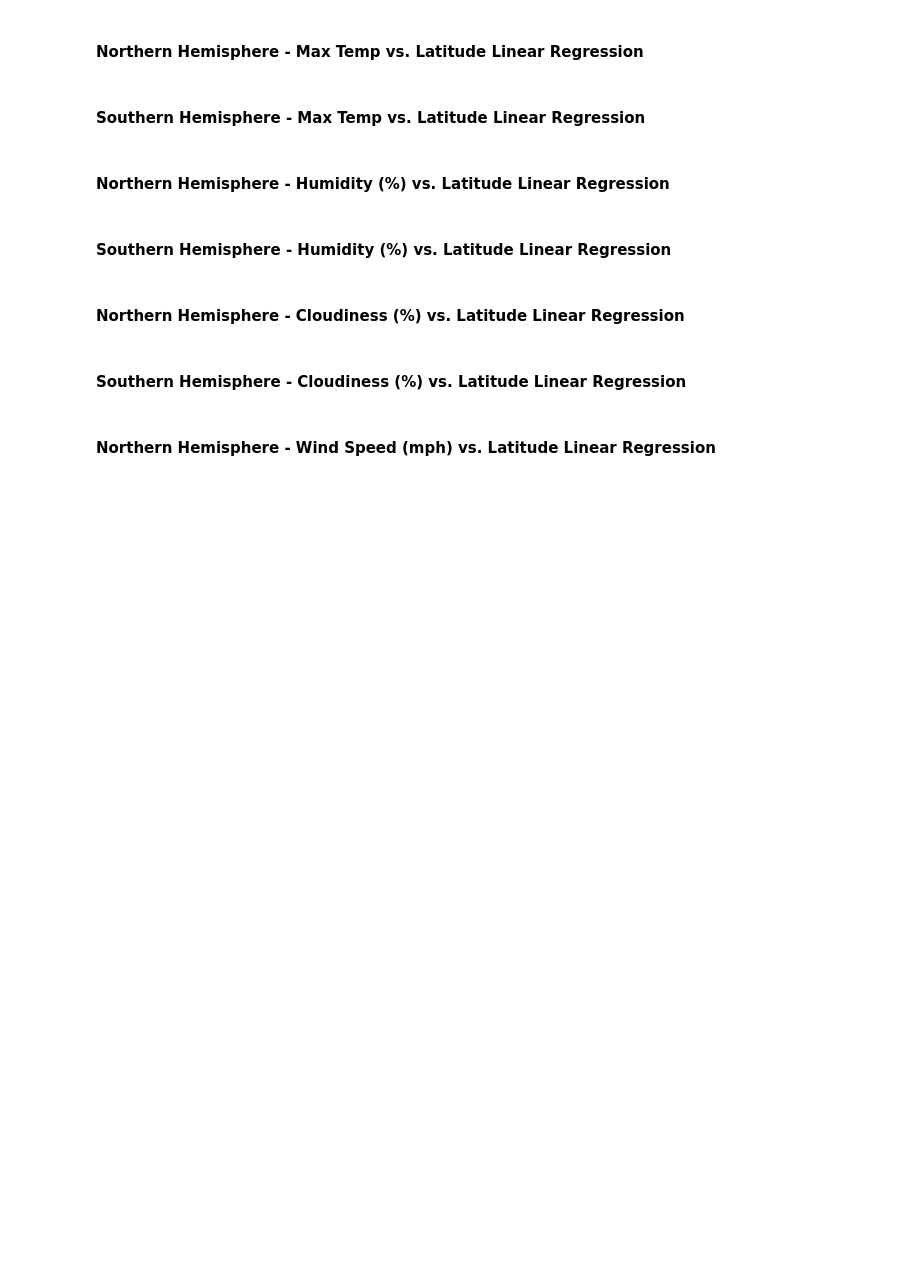
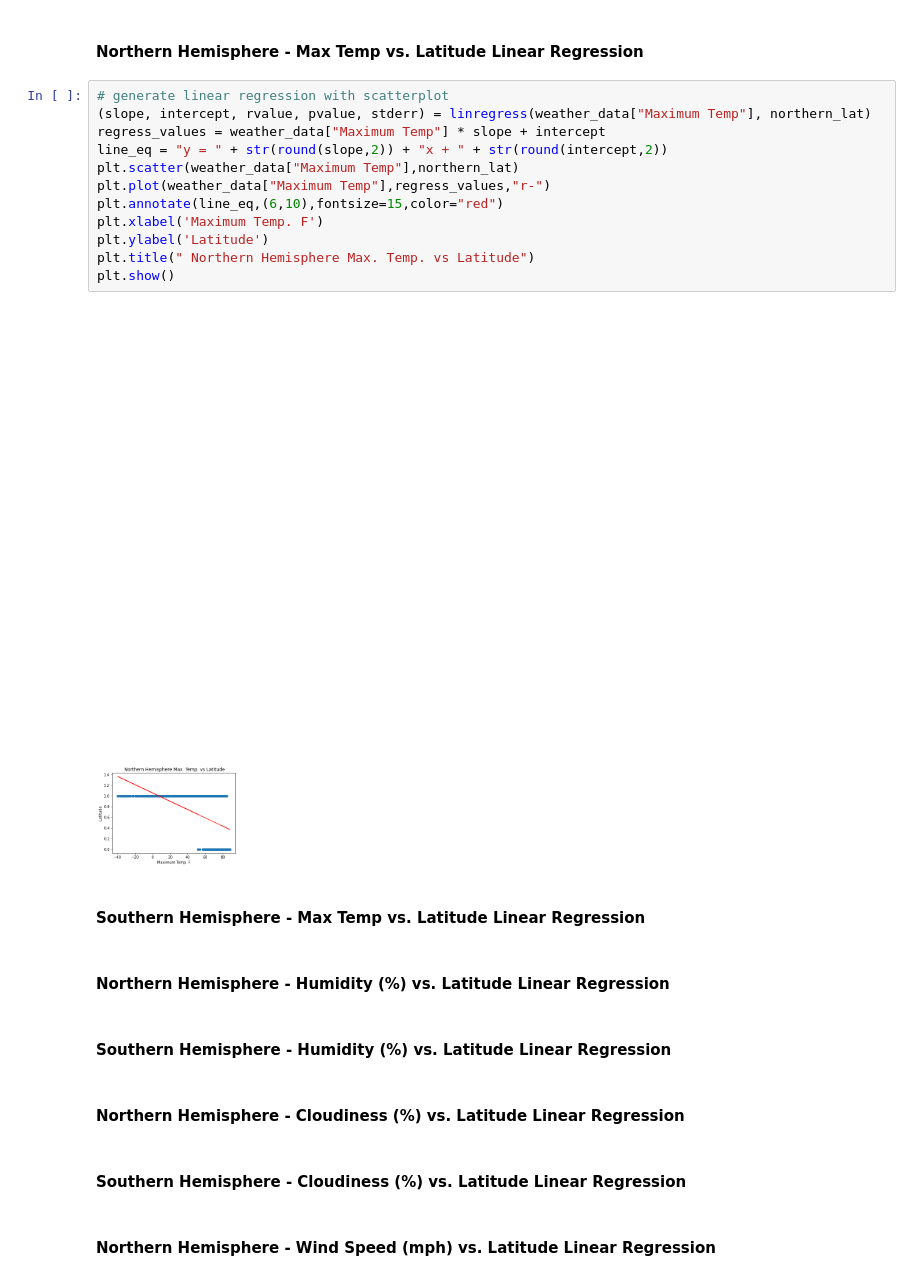
Before and after one commit to AgapeofIcarus/python_apis_challenge, a Jupyter notebook: WeatherPy/WeatherPy.ipynb, the cells around one changed output. Saved outputs shown, nothing was run; the diff lists cells and outputs as text; blank space fills up the shorter version.

```diff
--- a/WeatherPy/WeatherPy.ipynb
+++ b/WeatherPy/WeatherPy.ipynb
@@ -221,5 +234,19 @@ plt.show()
 # %% [markdown]
 ####  Northern Hemisphere - Max Temp vs. Latitude Linear Regression
+# %%
+# generate linear regression with scatterplot
+(slope, intercept, rvalue, pvalue, stderr) = linregress(weather_data["Maximum Temp"], northern_lat)
+regress_values = weather_data["Maximum Temp"] * slope + intercept
+line_eq = "y = " + str(round(slope,2)) + "x + " + str(round(intercept,2))
+plt.scatter(weather_data["Maximum Temp"],northern_lat)
+plt.plot(weather_data["Maximum Temp"],regress_values,"r-")
+plt.annotate(line_eq,(6,10),fontsize=15,color="red")
+plt.xlabel('Maximum Temp. F')
+plt.ylabel('Latitude')
+plt.title(" Northern Hemisphere Max. Temp. vs Latitude")
+plt.show()
+# %% [output]
+[figure, added]
 # %% [markdown]
 ####  Southern Hemisphere - Max Temp vs. Latitude Linear Regression
 # %% [markdown]
```
Also changed, not shown: parts of 9 cells of this notebook, 4 other files.
